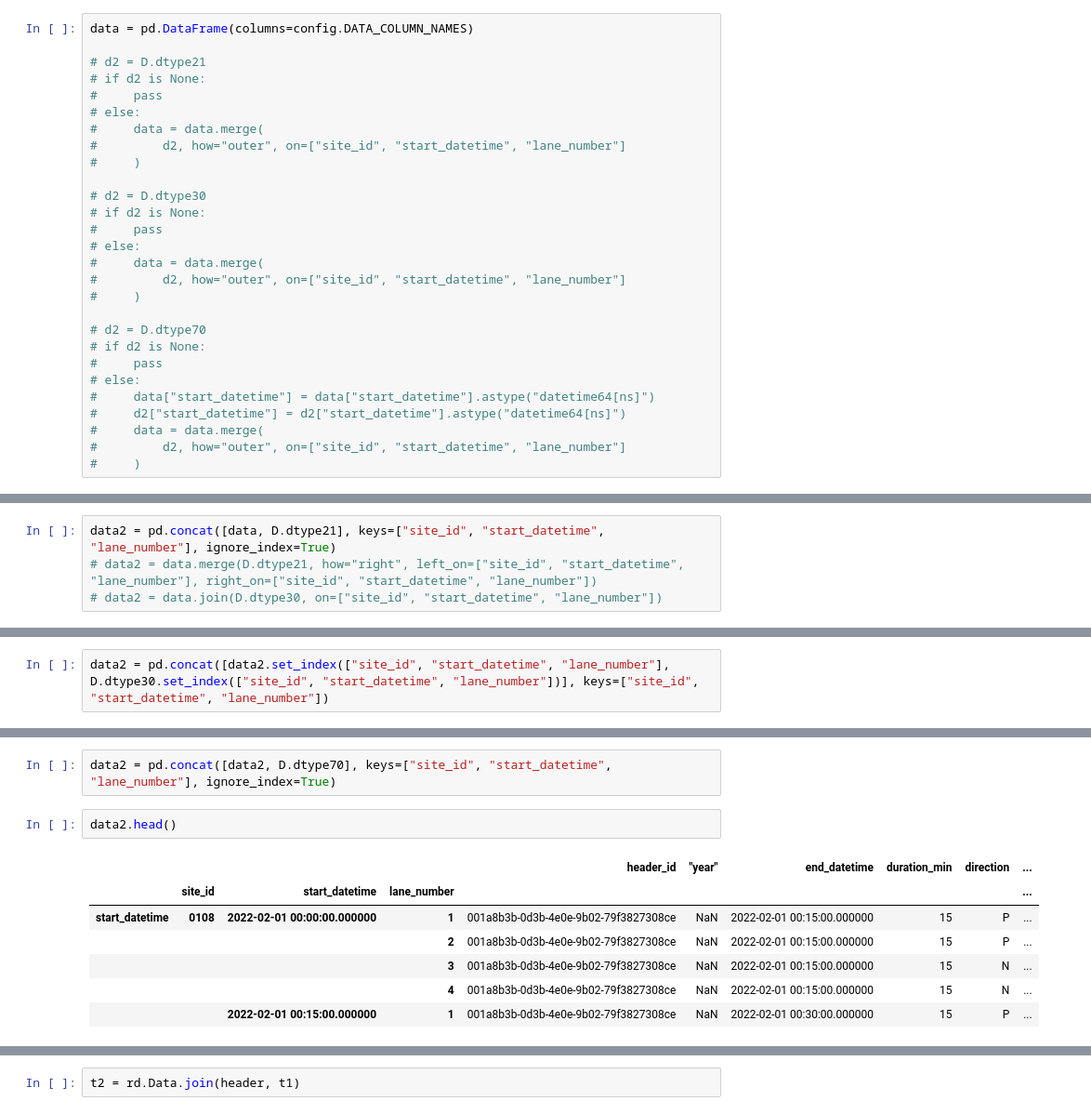
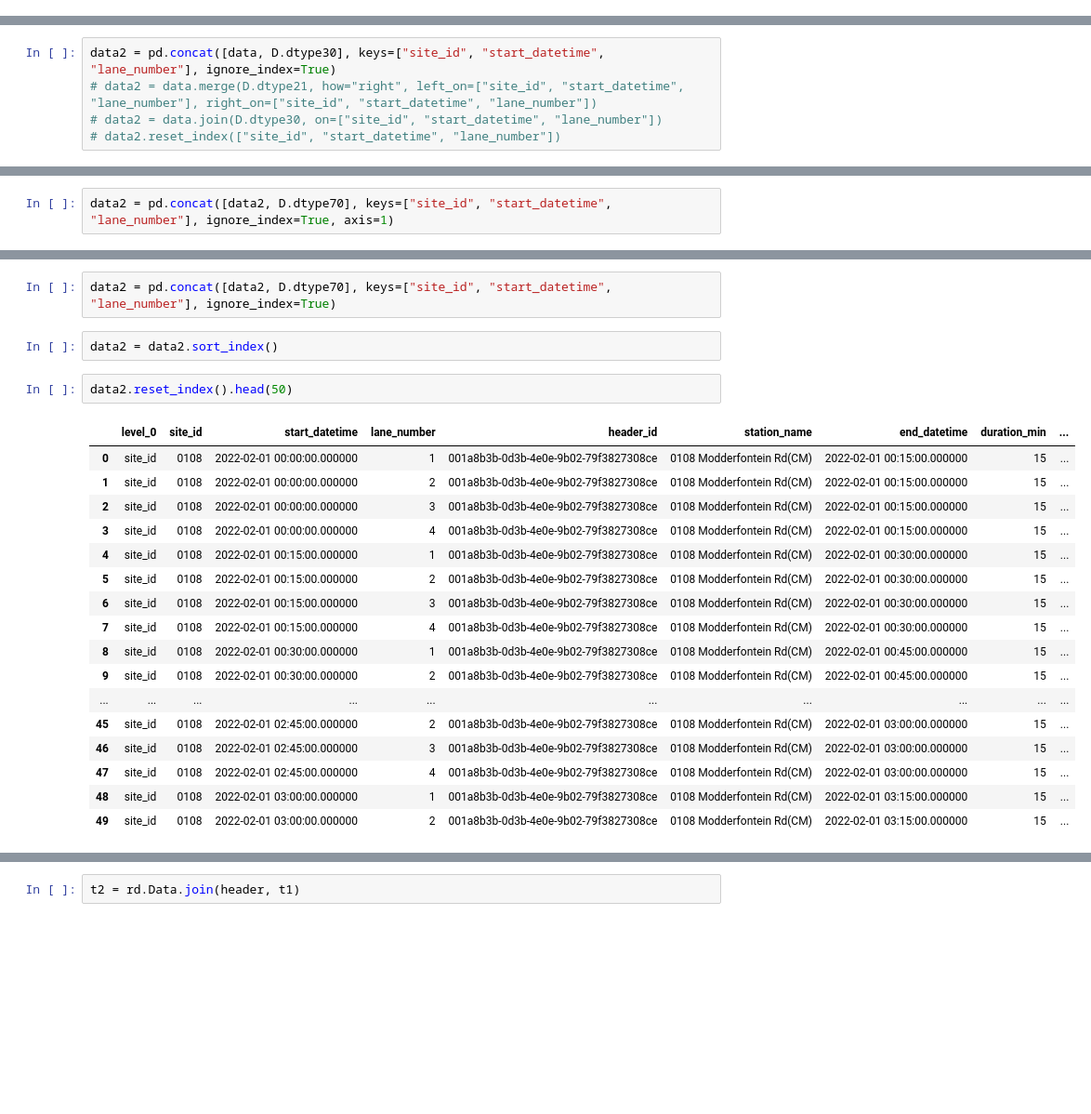
Before and after one commit to brandtosaurus/traffic_electronic_count_ETL, a Jupyter notebook: test.ipynb, the cells around one changed output, grey strips where cells are left out. Shown at 93% size. Saved outputs shown, nothing was run; the diff lists cells and outputs as text; blank space fills up the shorter version.

```diff
--- a/test.ipynb
+++ b/test.ipynb
@@ -93,28 +24,0 @@ for file in files:
-# %%
-data = pd.DataFrame(columns=config.DATA_COLUMN_NAMES)
-
-# d2 = D.dtype21
-# if d2 is None:
-#     pass
-# else:
-#     data = data.merge(
-#         d2, how="outer", on=["site_id", "start_datetime", "lane_number"]
-#     )
-
-# d2 = D.dtype30
-# if d2 is None:
-#     pass
-# else:
-#     data = data.merge(
-#         d2, how="outer", on=["site_id", "start_datetime", "lane_number"]
-#     )
-
-# d2 = D.dtype70
-# if d2 is None:
-#     pass
-# else:
-#     data["start_datetime"] = data["start_datetime"].astype("datetime64[ns]")
-#     d2["start_datetime"] = d2["start_datetime"].astype("datetime64[ns]")
-#     data = data.merge(
-#         d2, how="outer", on=["site_id", "start_datetime", "lane_number"]
-#     )
@@ -121,4 +284,5 @@ data = pd.DataFrame(columns=config.DATA_COLUMN_NAMES)
 # %%
-data2 = pd.concat([data, D.dtype21], keys=["site_id", "start_datetime", "lane_number"], ignore_index=True)
+data2 = pd.concat([data, D.dtype30], keys=["site_id", "start_datetime", "lane_number"], ignore_index=True)
 # data2 = data.merge(D.dtype21, how="right", left_on=["site_id", "start_datetime", "lane_number"], right_on=["site_id", "start_datetime", "lane_number"])
 # data2 = data.join(D.dtype30, on=["site_id", "start_datetime", "lane_number"])
+# data2.reset_index(["site_id", "start_datetime", "lane_number"])
@@ -125,2 +294,2 @@ data2 = pd.concat([data, D.dtype21], keys=["site_id", "start_datetime", "lane_nu
 # %%
-data2 = pd.concat([data2.set_index(["site_id", "start_datetime", "lane_number"], D.dtype30.set_index(["site_id", "start_datetime", "lane_number"])], keys=["site_id", "start_datetime", "lane_number"])
+data2 = pd.concat([data2, D.dtype70], keys=["site_id", "start_datetime", "lane_number"], ignore_index=True, axis=1)
@@ -127,15 +320,27 @@ data2 = pd.concat([data2.set_index(["site_id", "start_datetime", "lane_number"],
 # %%
 data2 = pd.concat([data2, D.dtype70], keys=["site_id", "start_datetime", "lane_number"], ignore_index=True)
+# %%
+data2 = data2.sort_index()
 # %%
-data2.head()
+data2.reset_index().head(50)
 # %% [output]
-|  |  |  |  | header_id | "year" | end_datetime | duration_min | direction | ... |
-|  | site_id | start_datetime | lane_number |  |  |  |  |  | ... |
-| start_datetime | 0108 | 2022-02-01 00:00:00.000000 | 1 | 001a8b3b-0d3b-4e0e-9b02-79f3827308ce | NaN | 2022-02-01 00:15:00.000000 | 15 | P | ... |
-|  |  |  | 2 | 001a8b3b-0d3b-4e0e-9b02-79f3827308ce | NaN | 2022-02-01 00:15:00.000000 | 15 | P | ... |
-|  |  |  | 3 | 001a8b3b-0d3b-4e0e-9b02-79f3827308ce | NaN | 2022-02-01 00:15:00.000000 | 15 | N | ... |
-|  |  |  | 4 | 001a8b3b-0d3b-4e0e-9b02-79f3827308ce | NaN | 2022-02-01 00:15:00.000000 | 15 | N | ... |
-|  |  | 2022-02-01 00:15:00.000000 | 1 | 001a8b3b-0d3b-4e0e-9b02-79f3827308ce | NaN | 2022-02-01 00:30:00.000000 | 15 | P | ... |
+|  | level_0 | site_id | start_datetime | lane_number | header_id | station_name | end_datetime | duration_min | ... |
+| 0 | site_id | 0108 | 2022-02-01 00:00:00.000000 | 1 | 001a8b3b-0d3b-4e0e-9b02-79f3827308ce | 0108 Modderfontein Rd(CM) | 2022-02-01 00:15:00.000000 | 15 | ... |
+| 1 | site_id | 0108 | 2022-02-01 00:00:00.000000 | 2 | 001a8b3b-0d3b-4e0e-9b02-79f3827308ce | 0108 Modderfontein Rd(CM) | 2022-02-01 00:15:00.000000 | 15 | ... |
+| 2 | site_id | 0108 | 2022-02-01 00:00:00.000000 | 3 | 001a8b3b-0d3b-4e0e-9b02-79f3827308ce | 0108 Modderfontein Rd(CM) | 2022-02-01 00:15:00.000000 | 15 | ... |
+| 3 | site_id | 0108 | 2022-02-01 00:00:00.000000 | 4 | 001a8b3b-0d3b-4e0e-9b02-79f3827308ce | 0108 Modderfontein Rd(CM) | 2022-02-01 00:15:00.000000 | 15 | ... |
+| 4 | site_id | 0108 | 2022-02-01 00:15:00.000000 | 1 | 001a8b3b-0d3b-4e0e-9b02-79f3827308ce | 0108 Modderfontein Rd(CM) | 2022-02-01 00:30:00.000000 | 15 | ... |
+| 5 | site_id | 0108 | 2022-02-01 00:15:00.000000 | 2 | 001a8b3b-0d3b-4e0e-9b02-79f3827308ce | 0108 Modderfontein Rd(CM) | 2022-02-01 00:30:00.000000 | 15 | ... |
+| 6 | site_id | 0108 | 2022-02-01 00:15:00.000000 | 3 | 001a8b3b-0d3b-4e0e-9b02-79f3827308ce | 0108 Modderfontein Rd(CM) | 2022-02-01 00:30:00.000000 | 15 | ... |
+| 7 | site_id | 0108 | 2022-02-01 00:15:00.000000 | 4 | 001a8b3b-0d3b-4e0e-9b02-79f3827308ce | 0108 Modderfontein Rd(CM) | 2022-02-01 00:30:00.000000 | 15 | ... |
+| 8 | site_id | 0108 | 2022-02-01 00:30:00.000000 | 1 | 001a8b3b-0d3b-4e0e-9b02-79f3827308ce | 0108 Modderfontein Rd(CM) | 2022-02-01 00:45:00.000000 | 15 | ... |
+| 9 | site_id | 0108 | 2022-02-01 00:30:00.000000 | 2 | 001a8b3b-0d3b-4e0e-9b02-79f3827308ce | 0108 Modderfontein Rd(CM) | 2022-02-01 00:45:00.000000 | 15 | ... |
+| ... | ... | ... | ... | ... | ... | ... | ... | ... | ... |
+| 45 | site_id | 0108 | 2022-02-01 02:45:00.000000 | 2 | 001a8b3b-0d3b-4e0e-9b02-79f3827308ce | 0108 Modderfontein Rd(CM) | 2022-02-01 03:00:00.000000 | 15 | ... |
+| 46 | site_id | 0108 | 2022-02-01 02:45:00.000000 | 3 | 001a8b3b-0d3b-4e0e-9b02-79f3827308ce | 0108 Modderfontein Rd(CM) | 2022-02-01 03:00:00.000000 | 15 | ... |
+| 47 | site_id | 0108 | 2022-02-01 02:45:00.000000 | 4 | 001a8b3b-0d3b-4e0e-9b02-79f3827308ce | 0108 Modderfontein Rd(CM) | 2022-02-01 03:00:00.000000 | 15 | ... |
+| 48 | site_id | 0108 | 2022-02-01 03:00:00.000000 | 1 | 001a8b3b-0d3b-4e0e-9b02-79f3827308ce | 0108 Modderfontein Rd(CM) | 2022-02-01 03:15:00.000000 | 15 | ... |
+| 49 | site_id | 0108 | 2022-02-01 03:00:00.000000 | 2 | 001a8b3b-0d3b-4e0e-9b02-79f3827308ce | 0108 Modderfontein Rd(CM) | 2022-02-01 03:15:00.000000 | 15 | ... |
 # %%
 data2.head()
 # %% [output]
```
Also changed, not shown: parts of 18 cells of this notebook, 4 other files.
